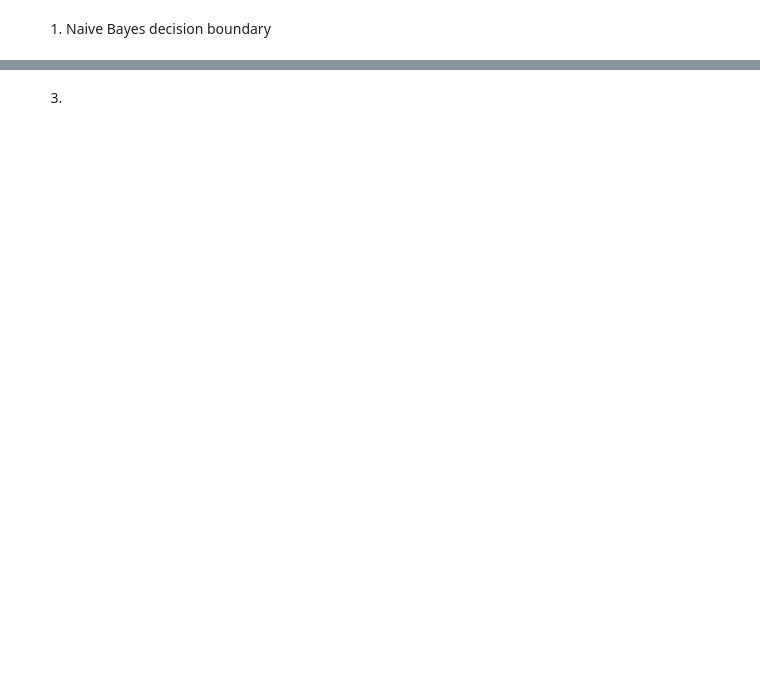
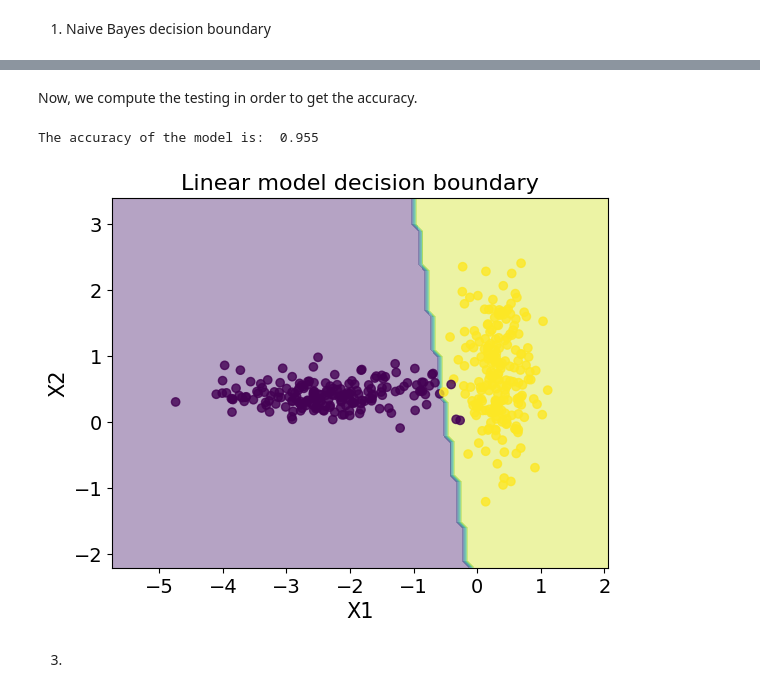
Before and after one commit to ferriitoo/MATH-569-Statistical-Learning, a Jupyter notebook: MATH_569_Julen_Ferro_HW1.ipynb, the cells around one changed output, grey strips where cells are left out. Drawn from its saved outputs; the diff is of its cells as text; code cells hidden in the pictures; blank space fills up the shorter version.

```diff
--- a/MATH_569_Julen_Ferro_HW1.ipynb
+++ b/MATH_569_Julen_Ferro_HW1.ipynb
@@ -388,2 +387,19 @@ dtype: float64
+# %% [markdown]
+Now, we compute the testing in order to get the accuracy.
+# %%
+#Predict on test data
+y_predicted = model.predict(X_test)
+for x in range(len(y_predicted)): y_predicted[x] = round(abs(y_predicted[x]), 0)
+
+accuracy_2b = round(metrics.accuracy_score(y_predicted , y_test), 3)
+print("The accuracy of the model is: ", accuracy_2b)
+
+plt.figure()
+plt.title("Linear model decision boundary", fontsize = 16)
+plot_decision_boundaries(X_test, y_test, LogisticRegression)
+plt.show()
+# %% [output]
+The accuracy of the model is:  0.955
+[figure, added]
 # %% [markdown]
 3)
```
Also changed, not shown: parts of 27 cells of this notebook.
